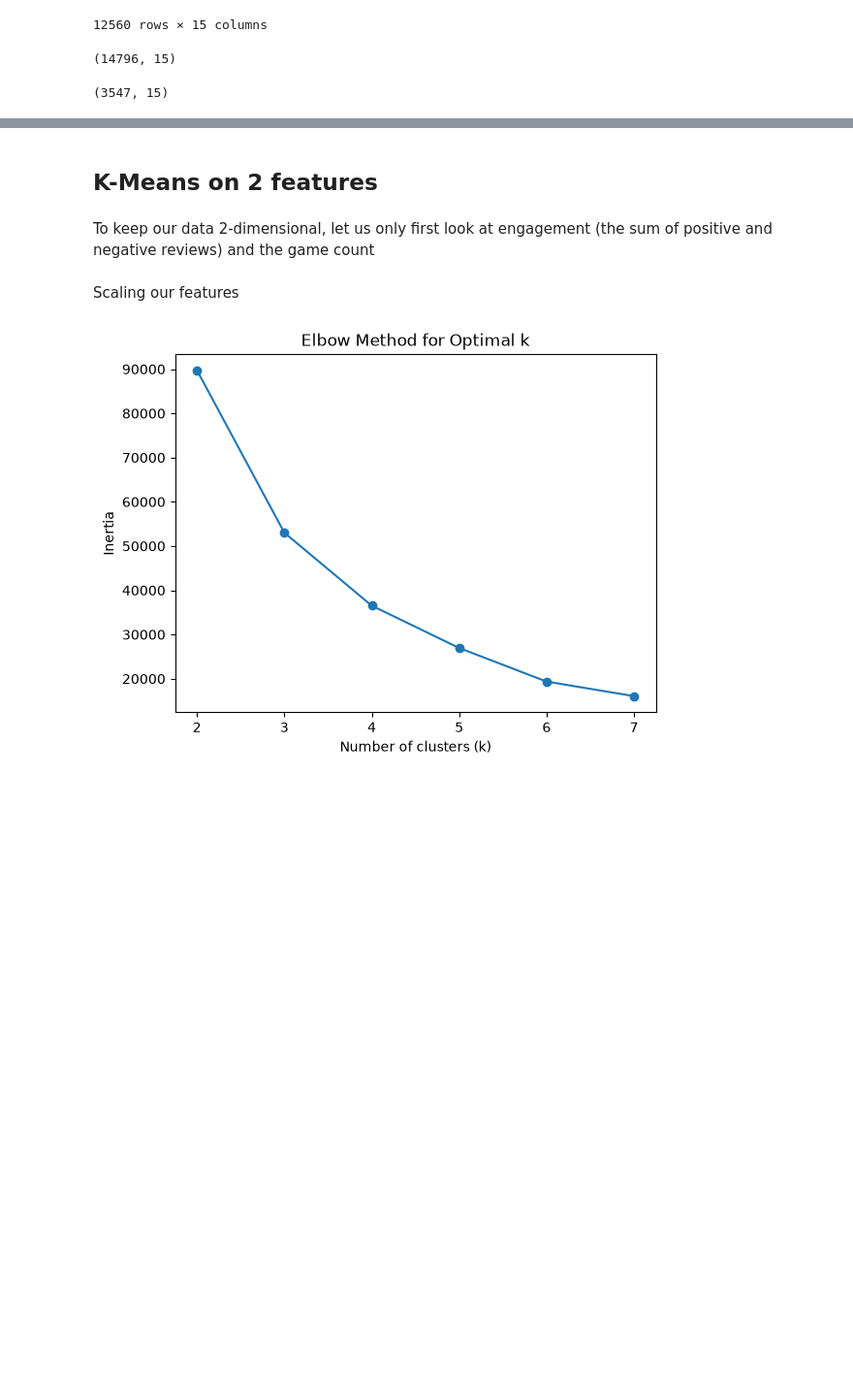
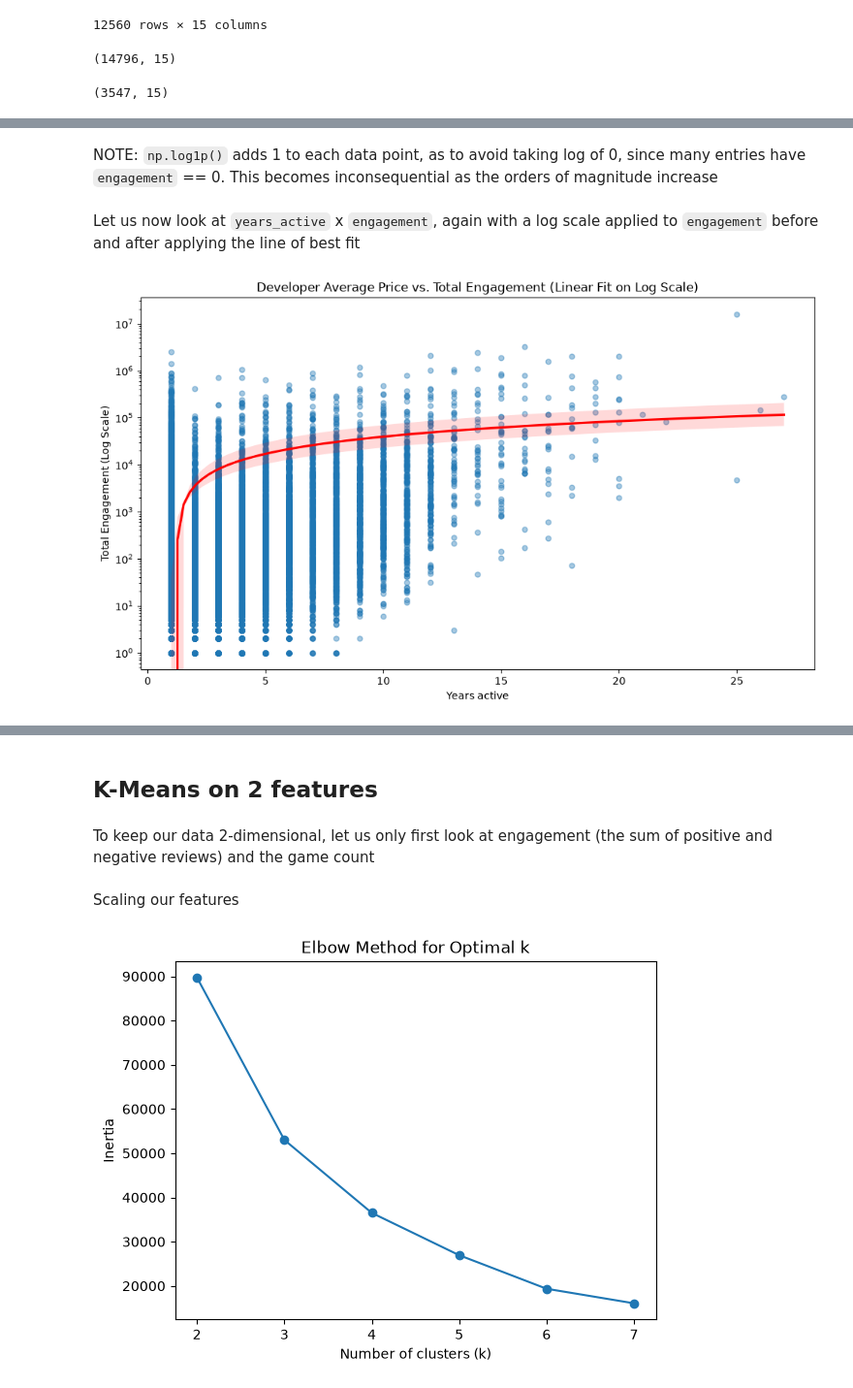
Before and after one commit to mangabe16/steam-developer-career-patterns, a Jupyter notebook: main.ipynb, the cells around one changed output, grey strips where cells are left out. Shown at 97% size. Cells and saved outputs as stored; diff of their text form; code cells hidden in the pictures; blank space fills up the shorter version.

```diff
--- a/main.ipynb
+++ b/main.ipynb
@@ -630,0 +750,28 @@ outliers_both.shape
+# %% [markdown]
+NOTE: `np.log1p()` adds 1 to each data point, as to avoid taking log of 0, since many entries have `engagement` == 0. This becomes inconsequential as the orders of magnitude increase
+# %% [markdown]
+Let us now look at `years_active` x `engagement`, again with a log scale applied to `engagement` before and after applying the line of best fit
+# %%
+import matplotlib.pyplot as plt
+import seaborn as sns
+
+plt.figure(figsize=(10, 6))
+
+sns.regplot(
+    data=developers_df,
+    x='years_active',
+    y='engagement',
+    scatter_kws={'alpha': 0.4, 's': 25},
+    line_kws={'color': 'red'}
+)
+
+plt.yscale('log')
+
+plt.title('Developer Average Price vs. Total Engagement (Linear Fit on Log Scale)')
+plt.xlabel('Years active')
+plt.ylabel('Total Engagement (Log Scale)')
+
+plt.tight_layout()
+plt.show()
+# %% [output]
+[figure, added]
```
Also changed, not shown: parts of 39 cells of this notebook.
